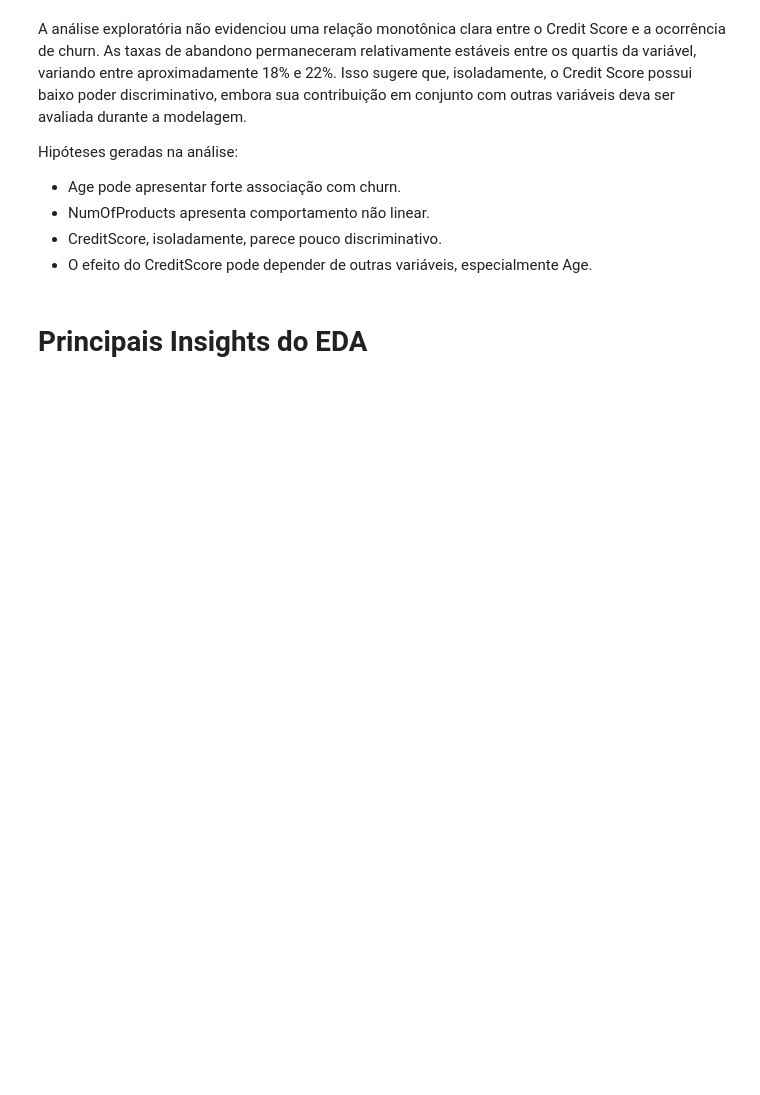
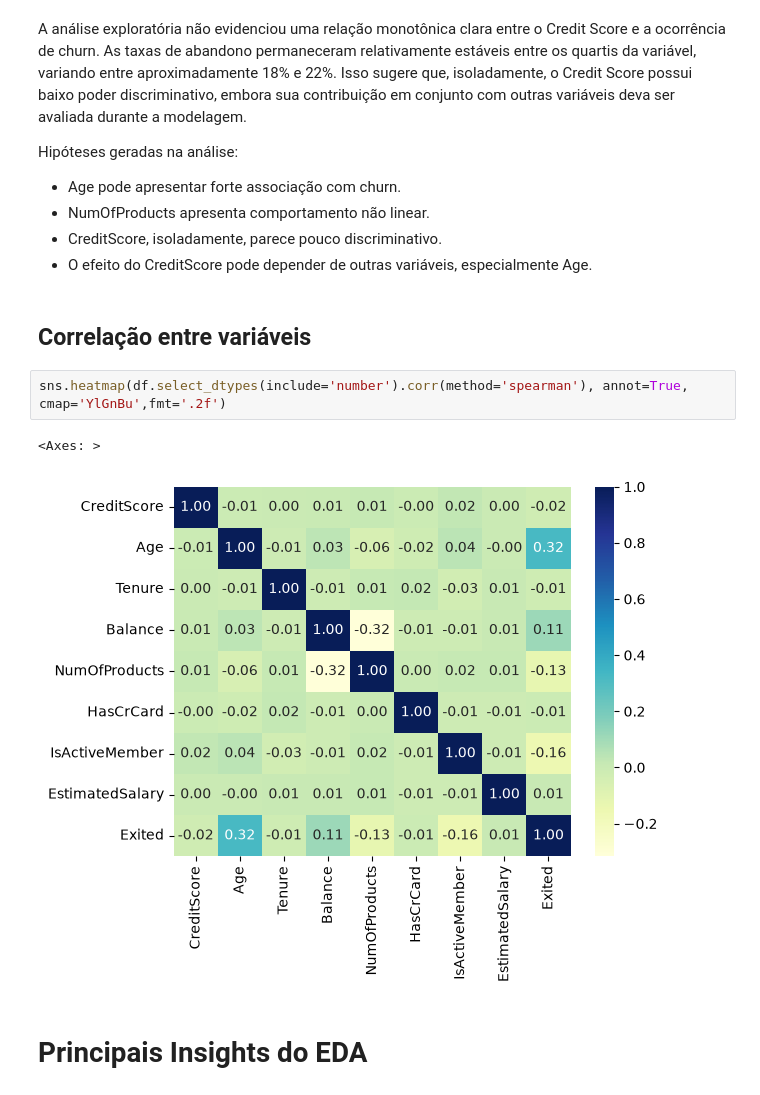
Before and after one commit to RodrigoEmygdio/bank-churn-analytics, a Jupyter notebook: notebooks/01_eda.ipynb, the cells around one changed output. Saved outputs shown, nothing was run; the diff lists cells and outputs as text; blank space fills up the shorter version.

```diff
--- a/notebooks/01_eda.ipynb
+++ b/notebooks/01_eda.ipynb
@@ -571,6 +571,13 @@ Hipóteses geradas na análise:
 * NumOfProducts apresenta comportamento não linear.
 * CreditScore, isoladamente, parece pouco discriminativo.
 * O efeito do CreditScore pode depender de outras variáveis, especialmente Age.
+# %% [markdown]
+## Correlação entre variáveis
+# %%
+sns.heatmap(df.select_dtypes(include='number').corr(method='spearman'), annot=True, cmap='YlGnBu',fmt='.2f')
+# %% [output]
+<Axes: >
+[figure, added]
 # %% [markdown]
 # Principais Insights do EDA
 # %% [markdown]
```
Also changed, not shown: 2 other files.
